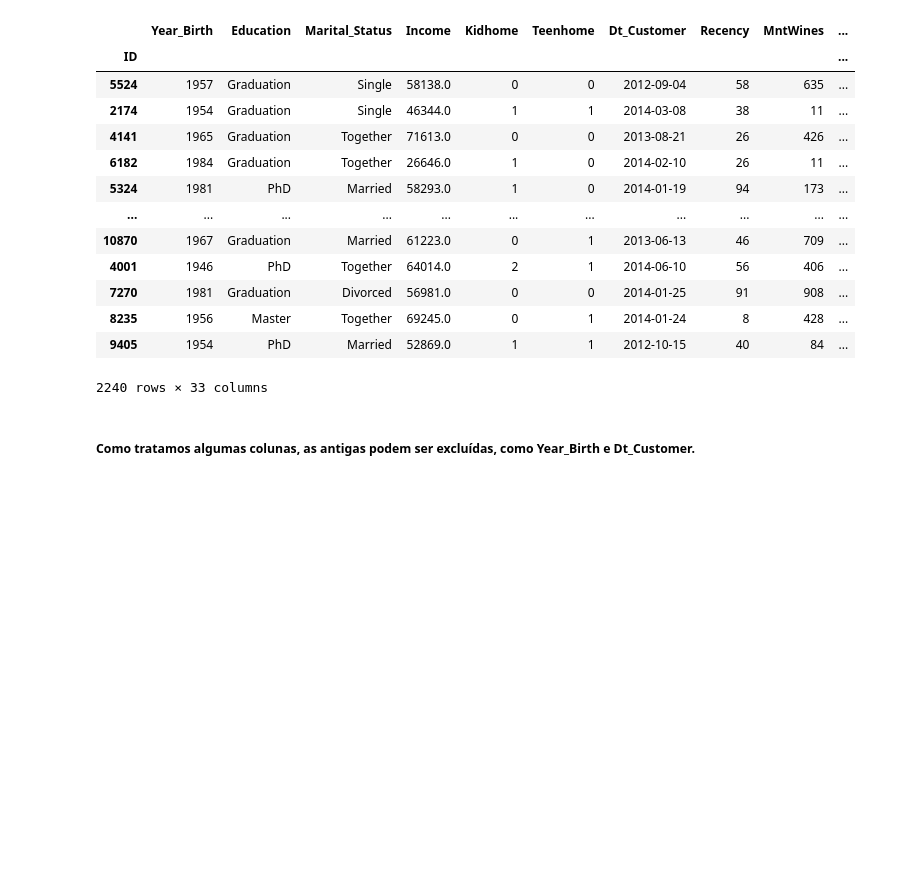
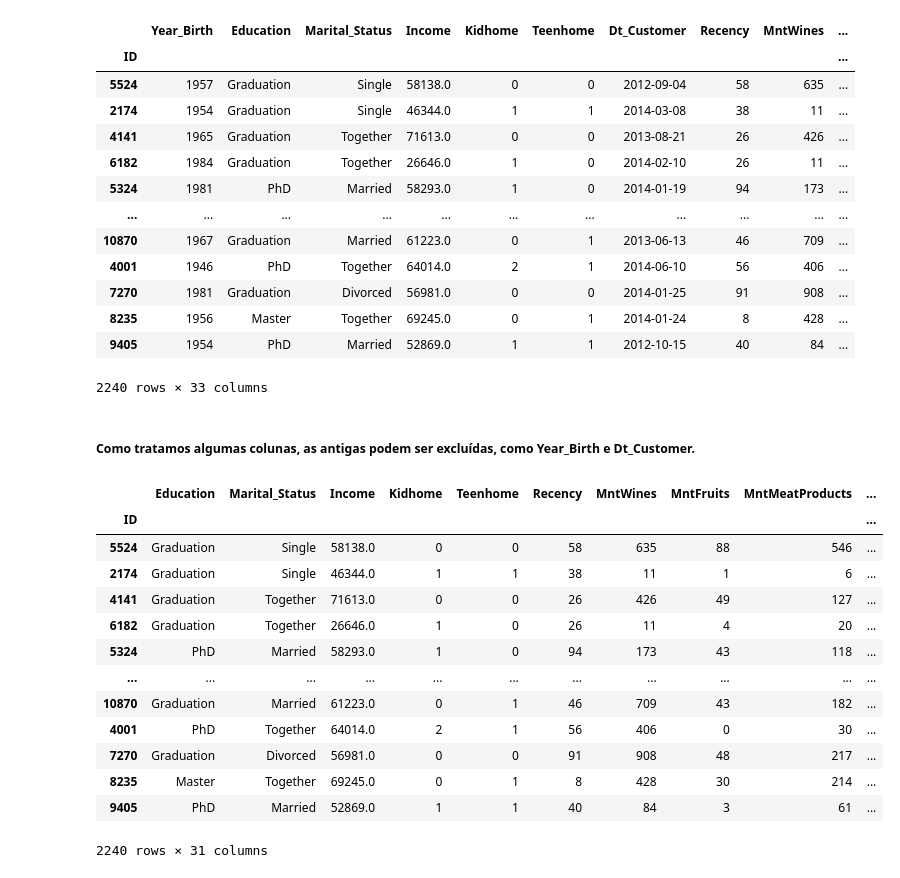
Before and after one commit to Pedro4010/caseifood, a Jupyter notebook: caseifood.ipynb, the cells around one changed output. Saved outputs shown, nothing was run; the diff lists cells and outputs as text; code cells hidden in the pictures; blank space fills up the shorter version.

```diff
--- a/caseifood.ipynb
+++ b/caseifood.ipynb
@@ -304,3 +304,24 @@ dfi
 2240 rows × 33 columns
 # %% [markdown]
 ##### Como tratamos algumas colunas, as antigas podem ser excluídas, como Year_Birth e Dt_Customer.
+# %%
+ dfi.drop(columns=['Year_Birth','Dt_Customer'],inplace=True)
+# %%
+customers = dfi.copy()
+# %%
+customers
+# %% [output]
+|  | Education | Marital_Status | Income | Kidhome | Teenhome | Recency | MntWines | MntFruits | MntMeatProducts | ... |
+| ID |  |  |  |  |  |  |  |  |  | ... |
+| 5524 | Graduation | Single | 58138.0 | 0 | 0 | 58 | 635 | 88 | 546 | ... |
+| 2174 | Graduation | Single | 46344.0 | 1 | 1 | 38 | 11 | 1 | 6 | ... |
+| 4141 | Graduation | Together | 71613.0 | 0 | 0 | 26 | 426 | 49 | 127 | ... |
+| 6182 | Graduation | Together | 26646.0 | 1 | 0 | 26 | 11 | 4 | 20 | ... |
+| 5324 | PhD | Married | 58293.0 | 1 | 0 | 94 | 173 | 43 | 118 | ... |
+| ... | ... | ... | ... | ... | ... | ... | ... | ... | ... | ... |
+| 10870 | Graduation | Married | 61223.0 | 0 | 1 | 46 | 709 | 43 | 182 | ... |
+| 4001 | PhD | Together | 64014.0 | 2 | 1 | 56 | 406 | 0 | 30 | ... |
+| 7270 | Graduation | Divorced | 56981.0 | 0 | 0 | 91 | 908 | 48 | 217 | ... |
+| 8235 | Master | Together | 69245.0 | 0 | 1 | 8 | 428 | 30 | 214 | ... |
+| 9405 | PhD | Married | 52869.0 | 1 | 1 | 40 | 84 | 3 | 61 | ... |
+2240 rows × 31 columns
```
Also changed, not shown: parts of 11 cells of this notebook.
